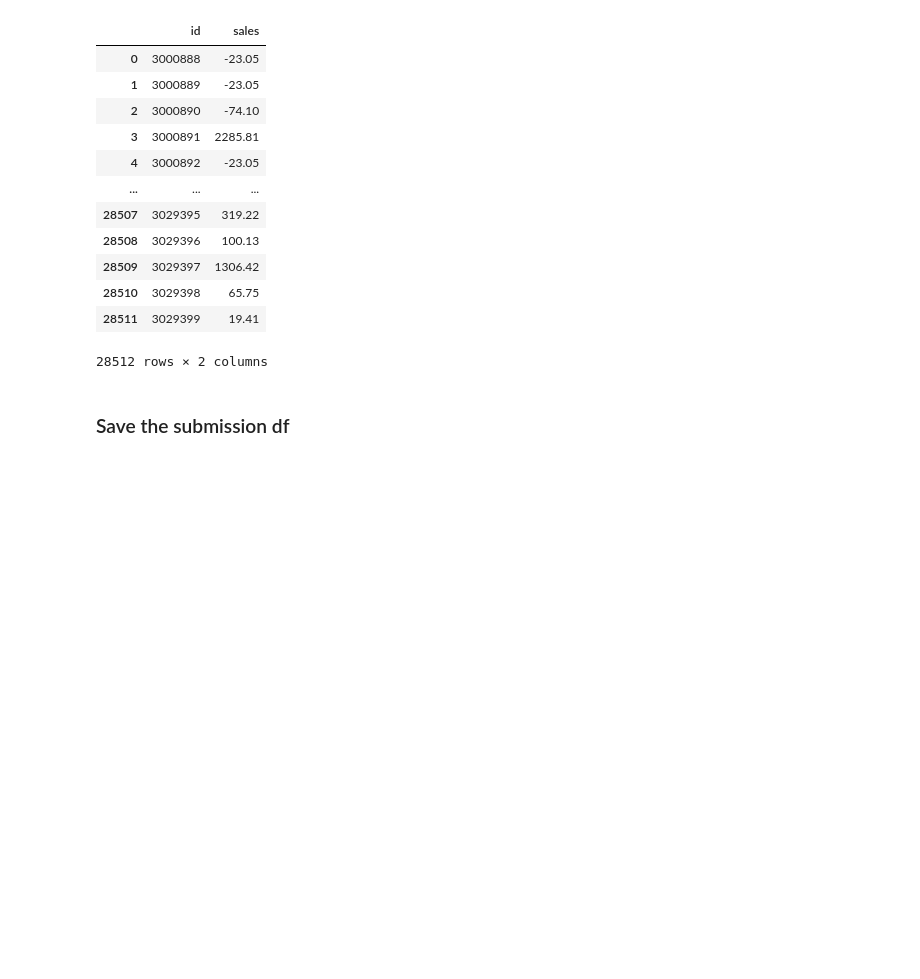
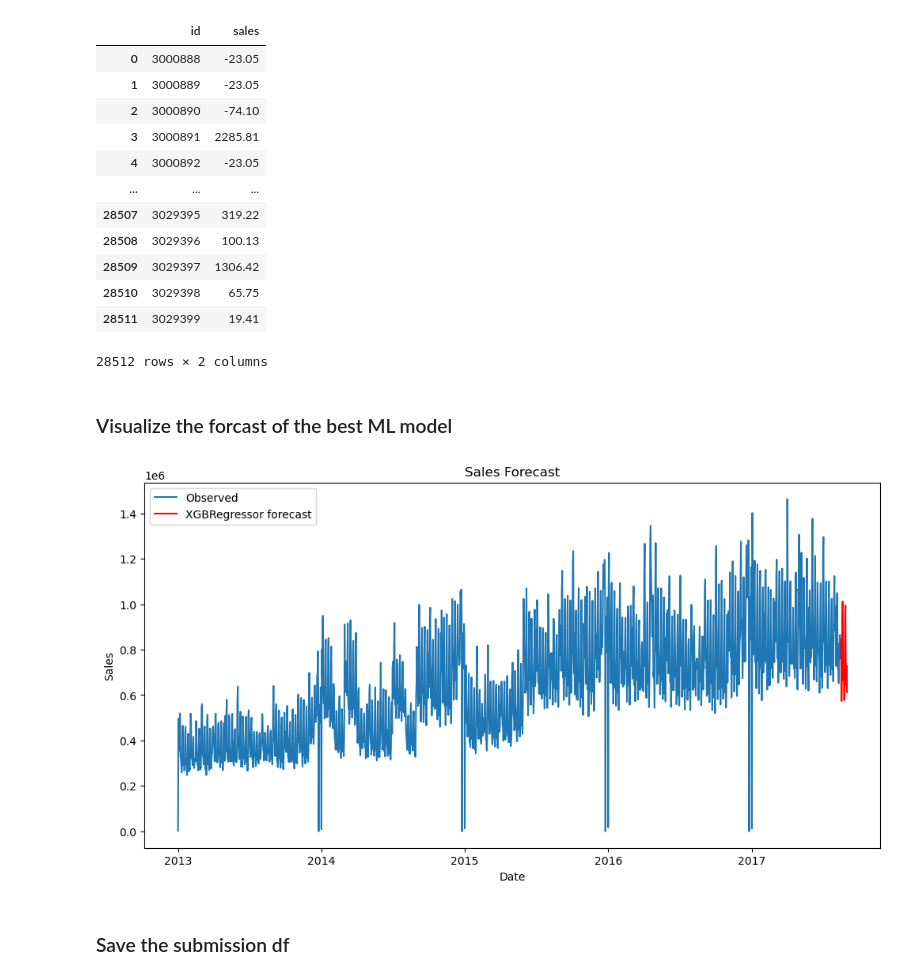
Before and after one commit to MumoMutiso/regression_collaboration, a Jupyter notebook: Time Series Regression Analysis.ipynb, the cells around one changed output. Cells and saved outputs as stored; diff of their text form; code cells hidden in the pictures; blank space fills up the shorter version.

```diff
--- a/Time Series Regression Analysis.ipynb
+++ b/Time Series Regression Analysis.ipynb
@@ -2000,6 +2017,46 @@ submission_df
 | 28510 | 3029398 | 65.75 |
 | 28511 | 3029399 | 19.41 |
 28512 rows × 2 columns
+# %% [markdown]
+### Visualize the forcast of the best ML model
+# %%
+plot_data_forecast = (
+    pd.DataFrame(
+        {
+            'date': test_df['date'],
+            'sales': sales_forecast
+        }
+    )
+    .groupby('date')
+    ['sales'].sum()
+    .reset_index()
+    .set_index('date')
+)
+
+plot_data_forecast.index = plot_data_forecast.index.astype('datetime64[ns]')
+
+plot_data_train = (
+    train_df[['date', 'sales']]
+    .to_pandas()
+    .groupby('date')
+    ['sales'].sum()
+    .reset_index()
+    .set_index('date')
+)
+
+plot_data_train.index = plot_data_train.index.astype('datetime64[ns]')
+
+# Plot the forecast
+plt.figure(figsize=(12, 6))
+plt.plot(plot_data_train, label='Observed')
+plt.plot(plot_data_forecast, label=f'{best_model_name} forecast', color='red')
+plt.title("Sales Forecast")
+plt.xlabel("Date")
+plt.ylabel("Sales")
+plt.legend()
+plt.show()
+# %% [output]
+[figure, added]
 # %% [markdown]
 ### Save the submission df
 # %%
```
Also changed, not shown: parts of 9 cells of this notebook.
